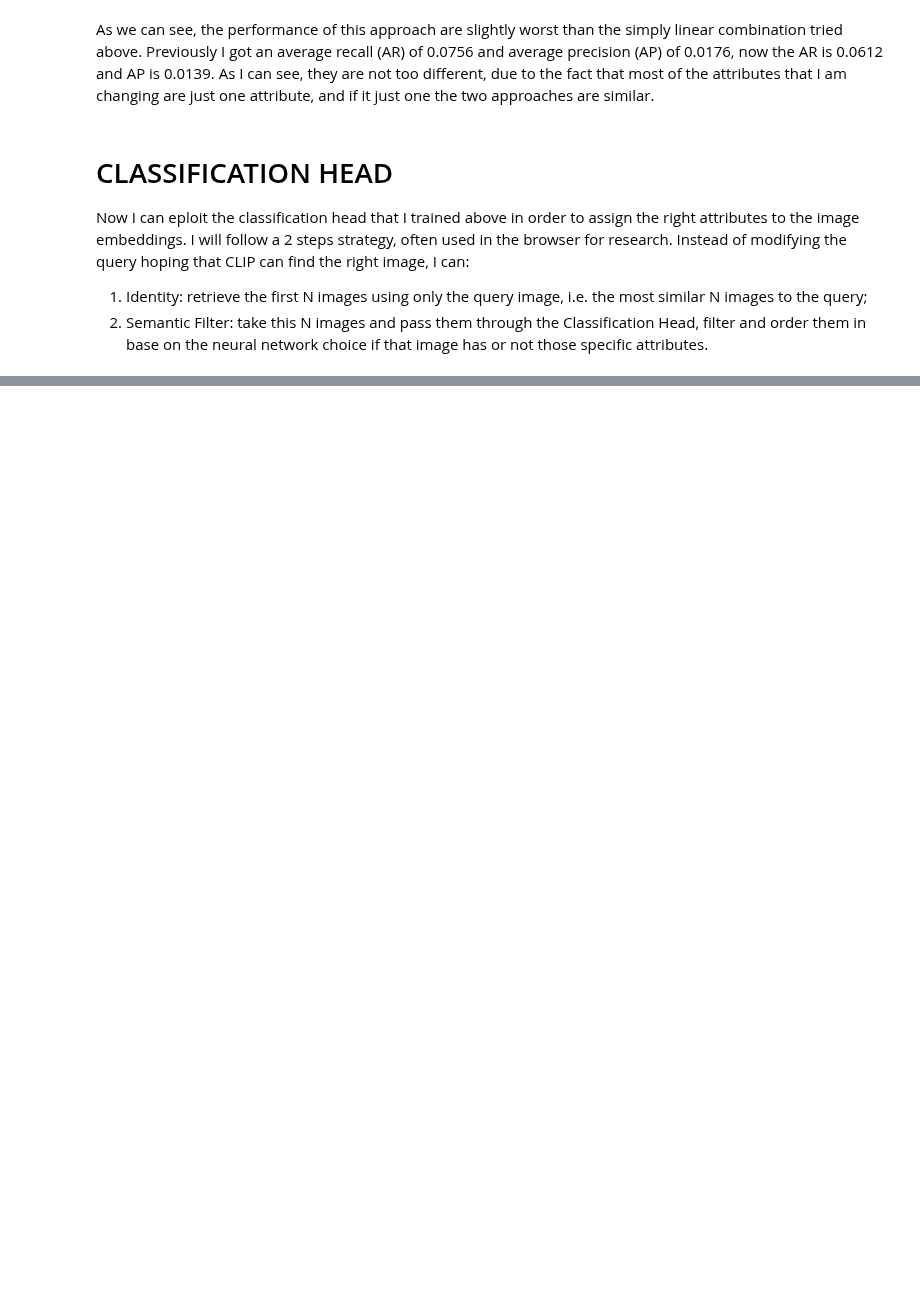
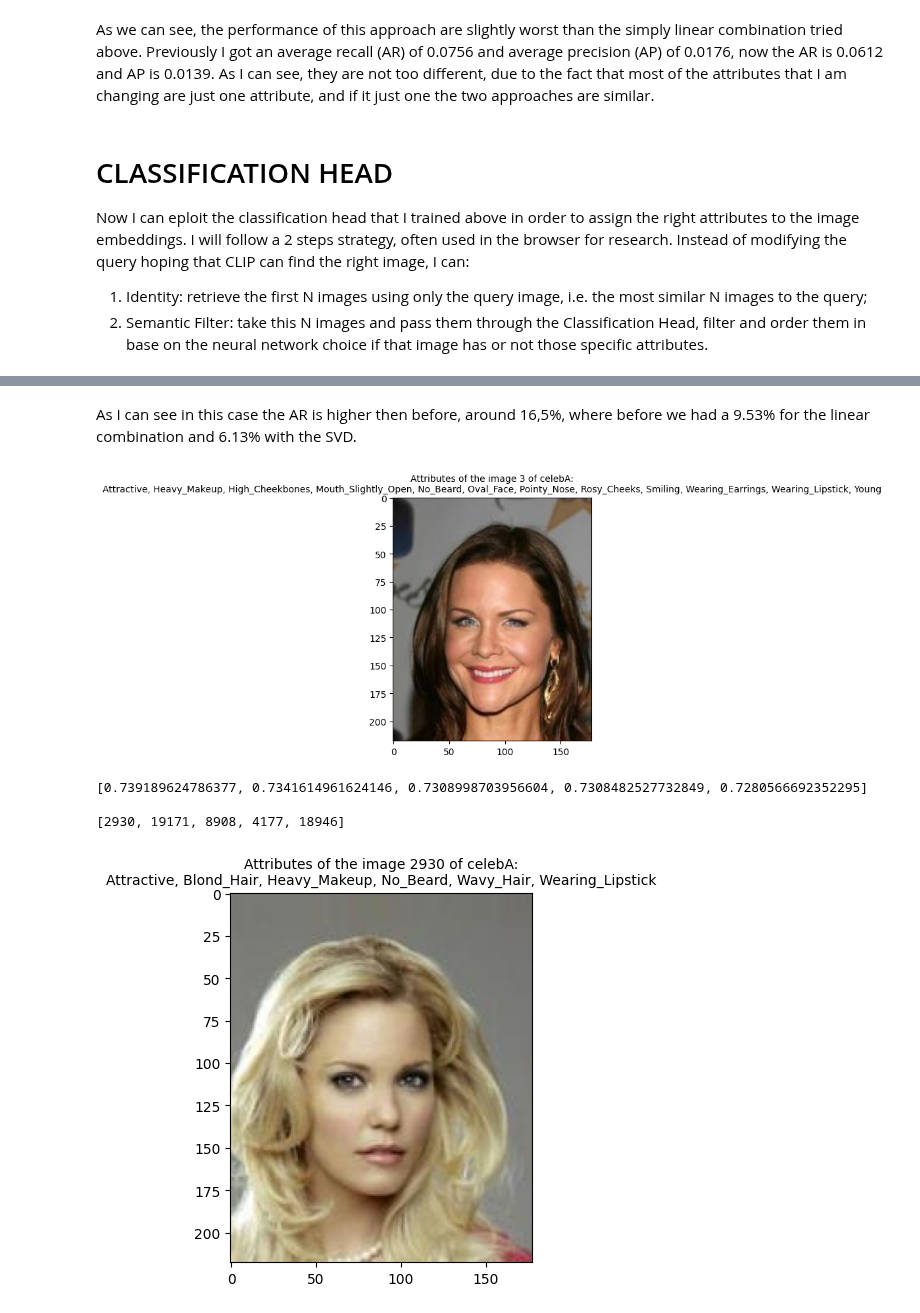
Before and after one commit to EliaSantuari/dl_project, a Jupyter notebook: project.ipynb, the cells around one changed output, grey strips where cells are left out. Saved outputs shown, nothing was run; the diff lists cells and outputs as text; code cells hidden in the pictures; blank space fills up the shorter version.

Commit message:
Best alpha, beta, N with graphs

```diff
--- a/project.ipynb
+++ b/project.ipynb
@@ -139,7 +140,8 @@ Import a standard model from Hugging Face of CLIP
 from transformers import CLIPProcessor, CLIPModel
 from PIL import Image
 # %%
-device = "mps" if torch.mps.is_available() else "cpu"
+device = "cuda" if torch.cuda.is_available() else "cpu"
+print("Selected device: ", device)
 model = CLIPModel.from_pretrained("openai/clip-vit-base-patch32").to(device)
 processor = CLIPProcessor.from_pretrained("openai/clip-vit-base-patch32")
 # Let's put the model in evaluation mode
@@ -661,7 +664,7 @@ def train_model(model, train_loader, epochs=20, lr=0.001, device="cuda"):
 
       # Forward pass
       outputs = model(batch_X)
-      loss = criterion(outputs, batch_Y)
+      loss = criterion(outputs, batch_Y.float())
 
       # Backpropagation
       loss.backward()
@@ -716,10 +719,10 @@ def evaluate_model(model, dataset, ordered_attributes, device="cuda"):
 # %%
 from torch.utils.data import random_split
 
-DEVICE = "mps" if torch.mps.is_available() else "cpu"
+DEVICE = "cuda" if torch.cuda.is_available() else "cpu"
 BATCH_SIZE = 32
 EPOCHS = 20
-LEARNING_RATE = 0.005
+LEARNING_RATE = 0.01
 
 # Prepare the data
 full_dataset = EmbeddingDataset(image_embeddings, attr_tens)
@@ -1181,9 +1259,9 @@ def evaluation_from_annotations(text_query_idx, query_image_idx, k=5):
       database_embeddings=image_embeddings,
       attribute_modifiers=new_attributes,
       text_embeddings_dict=text_embeddings_dict,
-      alpha=5,
+      alpha=2.5,
       top_k=k,
-      device="mps"
+      device="cuda"
   )
   res = evaluate_retrieval(retrieved_indeces, ground_truth_indeces, k=k)
 
@@ -1351,0 +1480,34 @@ KeyboardInterrupt:
+# %% [markdown]
+As I can see in this case the AR is higher then before, around 16,5%, where before we had a 9.53% for the linear combination and 6.13% with the SVD.
+# %%
+id_query = 3
+show_celeb_image(id_query)
+query_emb = image_embeddings[id_query]
+
+new_attributes = ["-Smiling", "+Blond_Hair"]
+
+res_ind, score = CH_mixed_cond_retrieval(
+    query_img_emb=query_emb,
+    id_query=id_query,
+    database_embeddings=image_embeddings,
+    attributes=new_attributes,
+    ordered_attributes=ordered_attributes,
+    model_head=model_head,
+    top_k=5,
+    device="cuda",
+    N=810,
+    beta = 0.07
+)
+
+
+print(score)
+print()
+print(res_ind)
+
+show_celeb_image(res_ind[0])
+# %% [output]
+[figure, added]
+[0.739189624786377, 0.7341614961624146, 0.7308998703956604, 0.7308482527732849, 0.7280566692352295]
+
+[2930, 19171, 8908, 4177, 18946]
+[figure, added]
```
Also changed, not shown: parts of 22 cells of this notebook, 6 other files.
